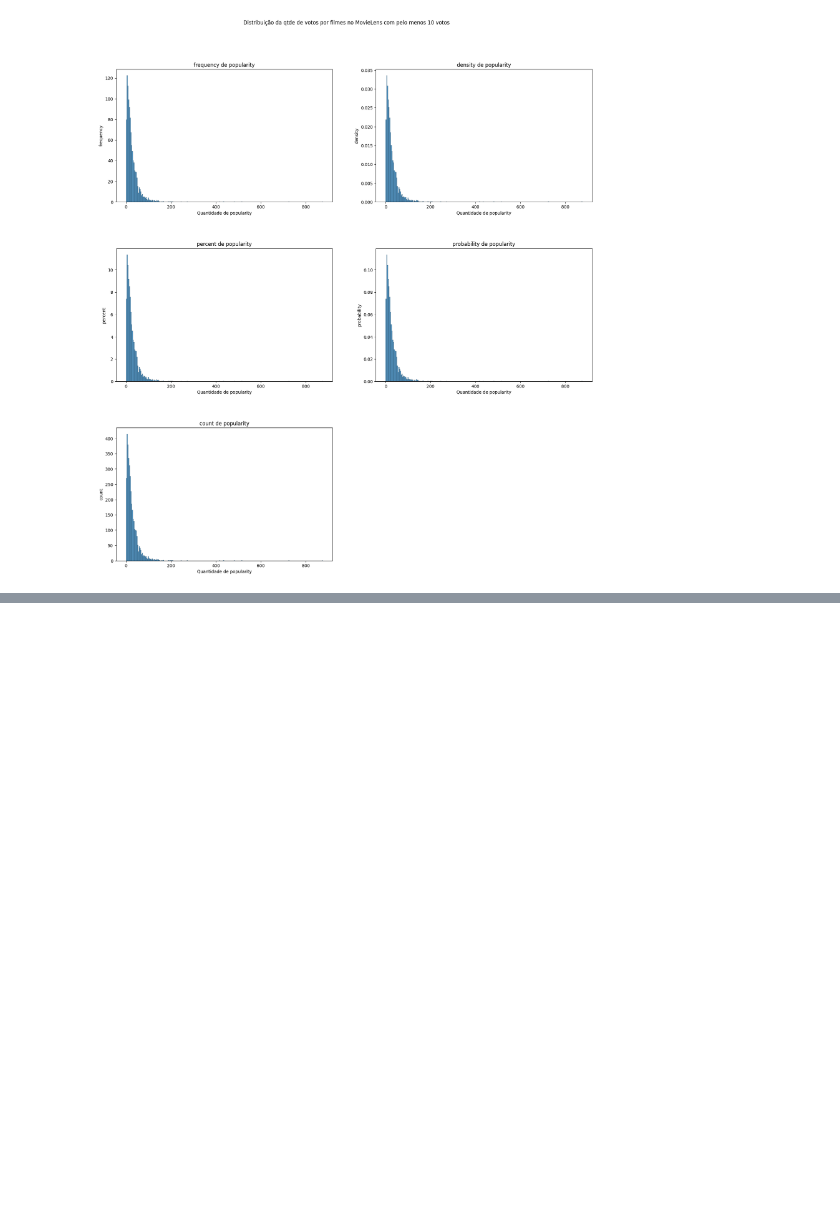
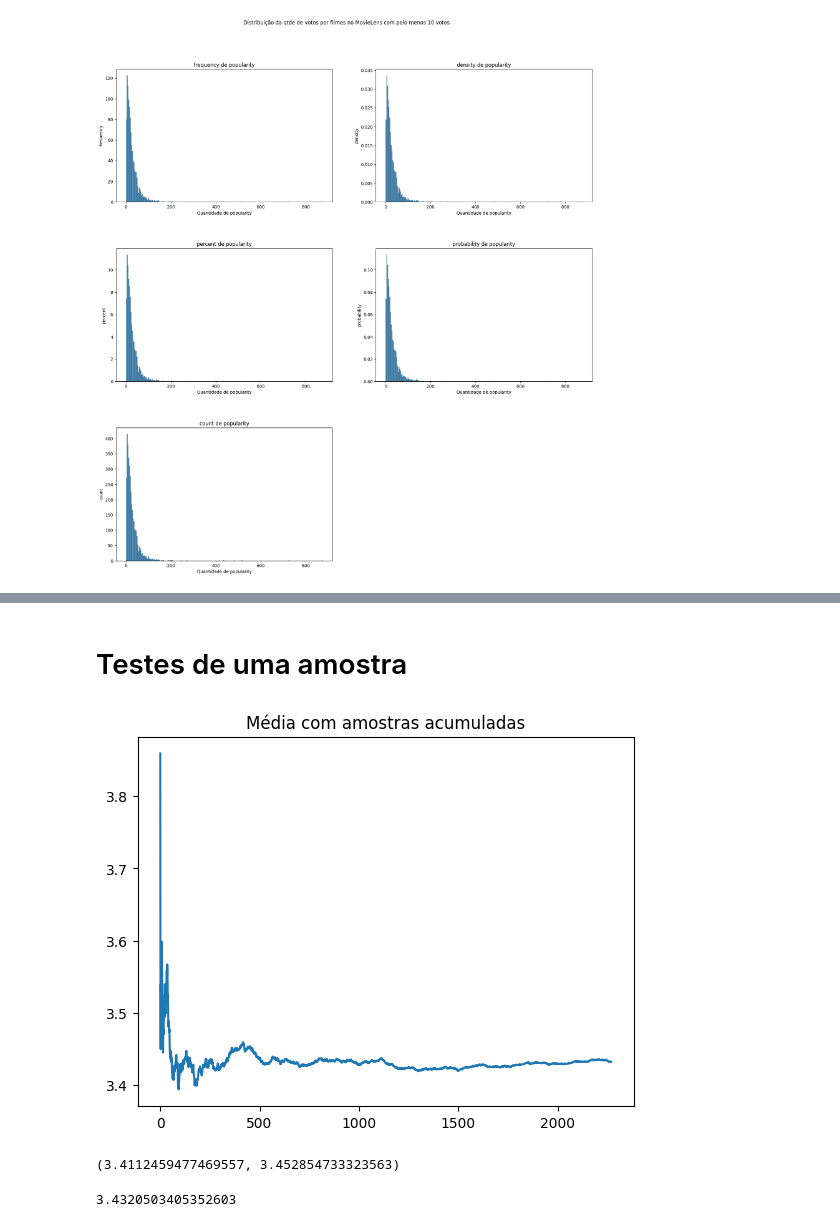
Before and after one commit to douglascdsantos/alura_data-science-introducao-a-testes-estatisticos-com-python, a Jupyter notebook: data_science_introducao_a_testes_estatisticos_com_python.ipynb, the cells around one changed output, grey strips where cells are left out. Drawn from its saved outputs; the diff is of its cells as text; code cells hidden in the pictures; blank space fills up the shorter version.

Commit message:
Estudo do modulo 3: testes de uma amostra

```diff
--- a/data_science_introducao_a_testes_estatisticos_com_python.ipynb
+++ b/data_science_introducao_a_testes_estatisticos_com_python.ipynb
@@ -318,0 +319,19 @@ plt.show()
+# %% [markdown]
+# Testes de uma amostra
+# %%
+import matplotlib.pyplot as plt
+
+np.random.seed(75243)
+qtde_entradas = nota_media_dos_filmes_com_pelo_menos_10_votos.shape[0]
+temp = nota_media_dos_filmes_com_pelo_menos_10_votos.sample(qtde_entradas)
+
+sns.lineplot([temp.iloc[:i].mean() for i in range(qtde_entradas)])
+plt.title('Média com amostras acumuladas');
+# %% [output]
+[figure, added]
+# %%
+from statsmodels.stats.weightstats import zconfint
+
+zconfint(nota_media_dos_filmes_com_pelo_menos_10_votos)
+# %% [output]
+(3.4112459477469557, 3.452854733323563)
@@ -318,0 +342,4 @@ plt.show()
+# %%
+descr_todos_com_10_votos.mean
+# %% [output]
+3.4320503405352603
```
Also changed, not shown: parts of 16 cells of this notebook.
